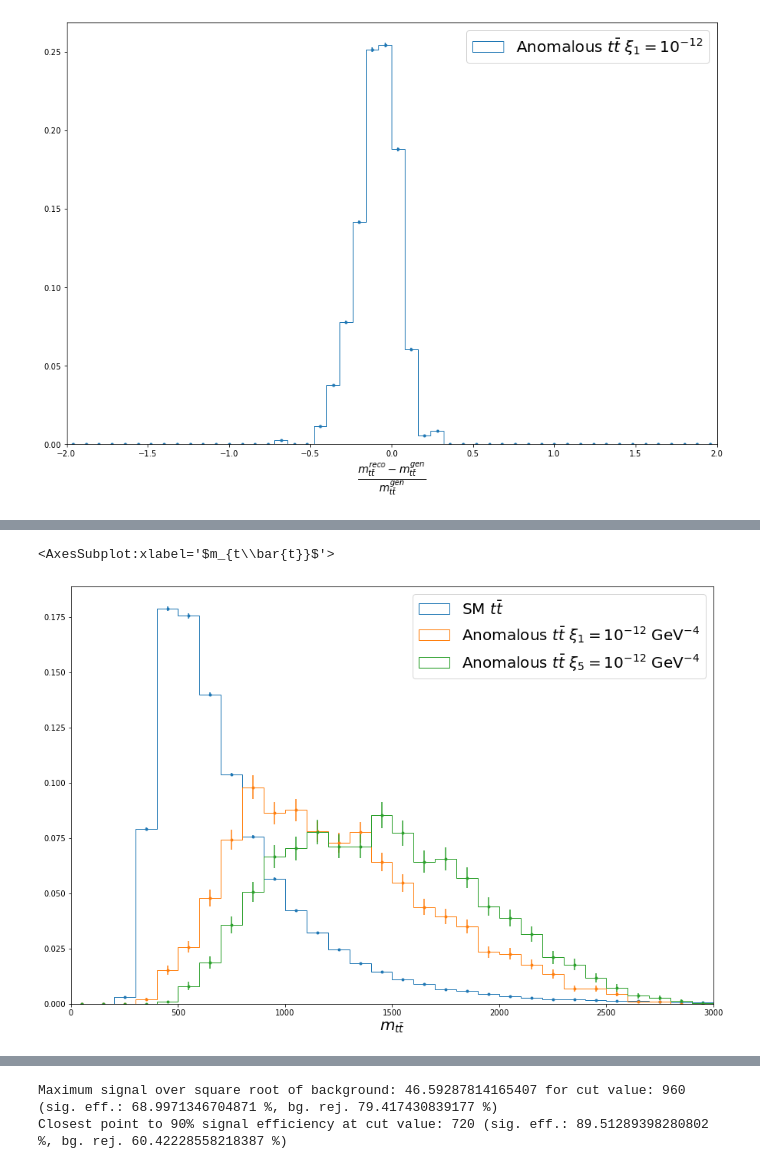
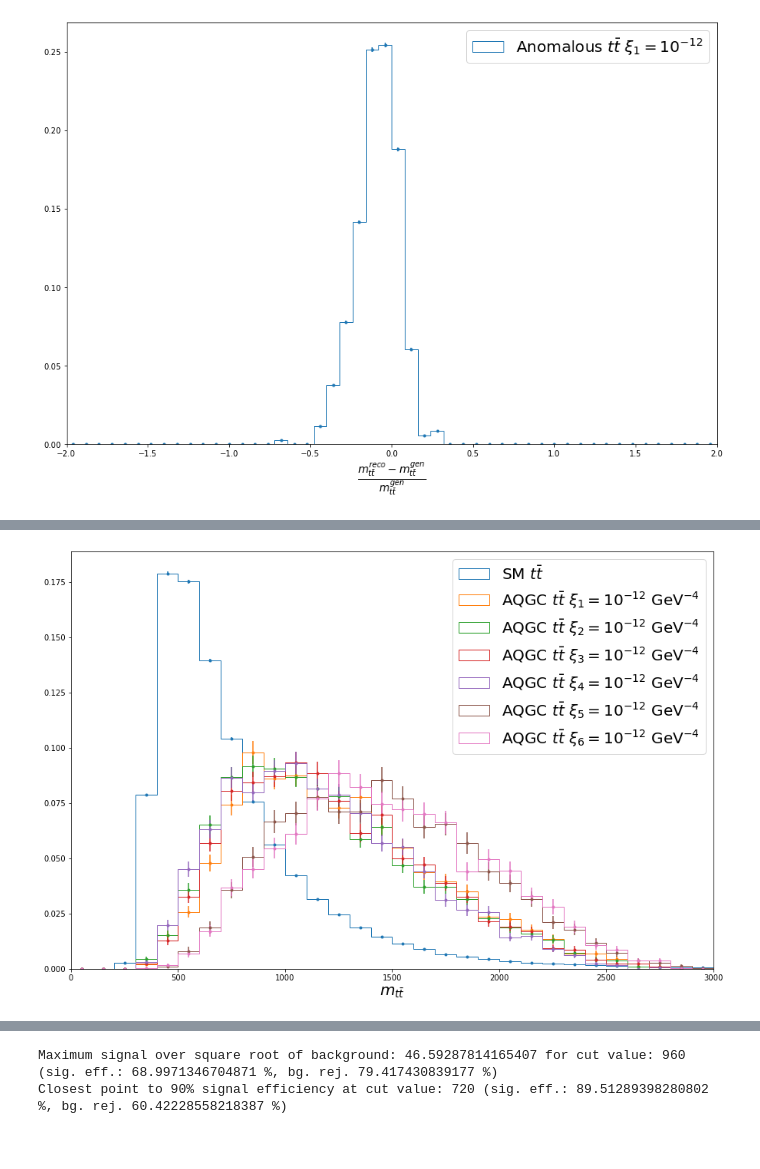
Before and after one commit to AndreaBellora/FPMC_tools, a Jupyter notebook: DelphesAnalyser.ipynb, the cells around one changed output, grey strips where cells are left out. Cells and saved outputs as stored; diff of their text form; code cells hidden in the pictures.

```diff
--- a/DelphesAnalyser.ipynb
+++ b/DelphesAnalyser.ipynb
@@ -349,16 +365,19 @@ def runSelectionOnSample(select,filenameTemplate="",sampleID=-1,suffix=""):
     n_after = 0
     with open(sampleName,'rb') as handle:
         events = pickle.load(handle)
-        n_before = len(events["xi_pos"])
+        n_before = len(events["weight"])
+        n_weighted_before = sum(events["weight"])
         if n_before != 0:
             events_after = select(events)
         else:
             events_after = events
-        n_after = len(events_after["xi_pos"])
+        n_after = len(events_after["weight"])
+        n_weighted_after = sum(events_after["weight"])
         events_after["n_before"] = n_before
+        events_after["n_weighted_before"] = n_weighted_before
     with open(sampleName.replace('.pickle',suffix+'.pickle'),'wb') as handle:
         pickle.dump(events_after,handle,protocol=pickle.HIGHEST_PROTOCOL)
-    return n_before,n_after
+    return n_before,n_after,n_weighted_before,n_weighted_after
 def runSelectionOnSample_unrollArgs(args):
     return runSelectionOnSample(*args)
 
@@ -387,7 +406,7 @@ def loadEvents(filenameTemplate="",sampleIDs=[],sampleName=""):
                             events[k] = events[k].concatenate([v])
                         elif type(v) is uproot_methods.TLorentzVectorArray:
                             events[k] = [v for v in chain(events[k],v)]
-                        elif type(v) is int:
+                        elif (type(v) is int) or (type(v) is np.int64) or (type(v) is np.float64) :
                             events[k] += v
                         else:
                             events[k].append(v)
@@ -398,6 +417,8 @@ def loadEvents(filenameTemplate="",sampleIDs=[],sampleName=""):
 def passedFraction(filenameTemplate="",sampleIDs=[],sampleName=""):
     n_before = 0
     n_after = 0
+    n_weighted_before = 0
+    n_weighted_after = 0
     for sampleID in tqdm(sampleIDs,desc=sampleName):
         sampleName = filenameTemplate.format(sampleID)
         if not os.path.isfile(sampleName):
@@ -408,8 +429,10 @@ def passedFraction(filenameTemplate="",sampleIDs=[],sampleName=""):
         with open(sampleName,'rb') as handle:
                 events = pickle.load(handle)
                 n_before += events["n_before"]
-                n_after += len(events['xi_pos'])
-    return n_before, n_after
+                n_after += len(events['weight'])
+                n_weighted_before += events["n_weighted_before"]
+                n_weighted_after += sum(events['weight'])
+    return n_before, n_after, n_weighted_before, n_weighted_after
 # %%
 # Load MC samples from Excel "DB"
 
@@ -431,7 +454,7 @@ for row in signal_samples_wb.iter_rows(min_row=2):
 bgSampleDict = {}
 for row in background_samples_wb.iter_rows(min_row=2):
     name = row[0].value
-    bgSampleDict[name] = range(row[1].value,row[2].value+1)
+    bgSampleDict[name] = range(row[1].value,int(row[2].value)+1)
 
 # Utility to produce the sample name from the coupling set
 def nameFromCouplingSet(couplingSet):
@@ -779,11 +915,11 @@ ax = plotWithRange((exampleSignal_1E12_semilep_presel_ds["m_ttbar"]-exampleSigna
 # %%
 ax = plotWithRange(SM_ttbar_presel["m_ttbar"],30,0,3000,r"$m_{t\bar{t}}$ [GeV]",r"SM $t\bar{t}$",normalize=True)
-plotWithRange(xi1_1e12_presel["m_ttbar"],30,0,3000,r"$m_{t\bar{t}}$",r"Anomalous $t\bar{t}$ $\xi_1 = 10^{-12}$ GeV$^{-4}$",ax,normalize=True)
-#plotWithRange(xi2_1e12_presel["m_ttbar"],30,0,3000,r"$m_{t\bar{t}}$",r"Anomalous $t\bar{t}$ $\xi_2 = 10^{-12}$ GeV$^{-4}$",ax,normalize=True)
-#plotWithRange(xi3_1e12_presel["m_ttbar"],30,0,3000,r"$m_{t\bar{t}}$",r"Anomalous $t\bar{t}$ $\xi_3 = 10^{-12}$ GeV$^{-4}$",ax,normalize=True)
-#plotWithRange(xi4_1e12_presel["m_ttbar"],30,0,3000,r"$m_{t\bar{t}}$",r"Anomalous $t\bar{t}$ $\xi_4 = 10^{-12}$ GeV$^{-4}$",ax,normalize=True)
-plotWithRange(xi5_1e12_presel["m_ttbar"],30,0,3000,r"$m_{t\bar{t}}$",r"Anomalous $t\bar{t}$ $\xi_5 = 10^{-12}$ GeV$^{-4}$",ax,normalize=True)
-#plotWithRange(xi6_1e12_presel["m_ttbar"],30,0,3000,r"$m_{t\bar{t}}$",r"Anomalous $t\bar{t}$ $\xi_6 = 10^{-12}$ GeV$^{-4}$",ax,normalize=True)
+plotWithRange(xi1_1e12_presel["m_ttbar"],30,0,3000,r"$m_{t\bar{t}}$",r"AQGC $t\bar{t}$ $\xi_1 = 10^{-12}$ GeV$^{-4}$",ax,normalize=True)
+plotWithRange(xi2_1e12_presel["m_ttbar"],30,0,3000,r"$m_{t\bar{t}}$",r"AQGC $t\bar{t}$ $\xi_2 = 10^{-12}$ GeV$^{-4}$",ax,normalize=True)
+plotWithRange(xi3_1e12_presel["m_ttbar"],30,0,3000,r"$m_{t\bar{t}}$",r"AQGC $t\bar{t}$ $\xi_3 = 10^{-12}$ GeV$^{-4}$",ax,normalize=True)
+plotWithRange(xi4_1e12_presel["m_ttbar"],30,0,3000,r"$m_{t\bar{t}}$",r"AQGC $t\bar{t}$ $\xi_4 = 10^{-12}$ GeV$^{-4}$",ax,normalize=True)
+plotWithRange(xi5_1e12_presel["m_ttbar"],30,0,3000,r"$m_{t\bar{t}}$",r"AQGC $t\bar{t}$ $\xi_5 = 10^{-12}$ GeV$^{-4}$",ax,normalize=True)
+plotWithRange(xi6_1e12_presel["m_ttbar"],30,0,3000,r"$m_{t\bar{t}}$",r"AQGC $t\bar{t}$ $\xi_6 = 10^{-12}$ GeV$^{-4}$",ax,normalize=True)
+ax.get_figure().savefig(plotDir+'mtt.pdf')
 # %% [output]
-<AxesSubplot:xlabel='$m_{t\\bar{t}}$'>
-[figure, old version]
+[figure, new version]
```
Also changed, not shown: parts of 62 cells of this notebook.
